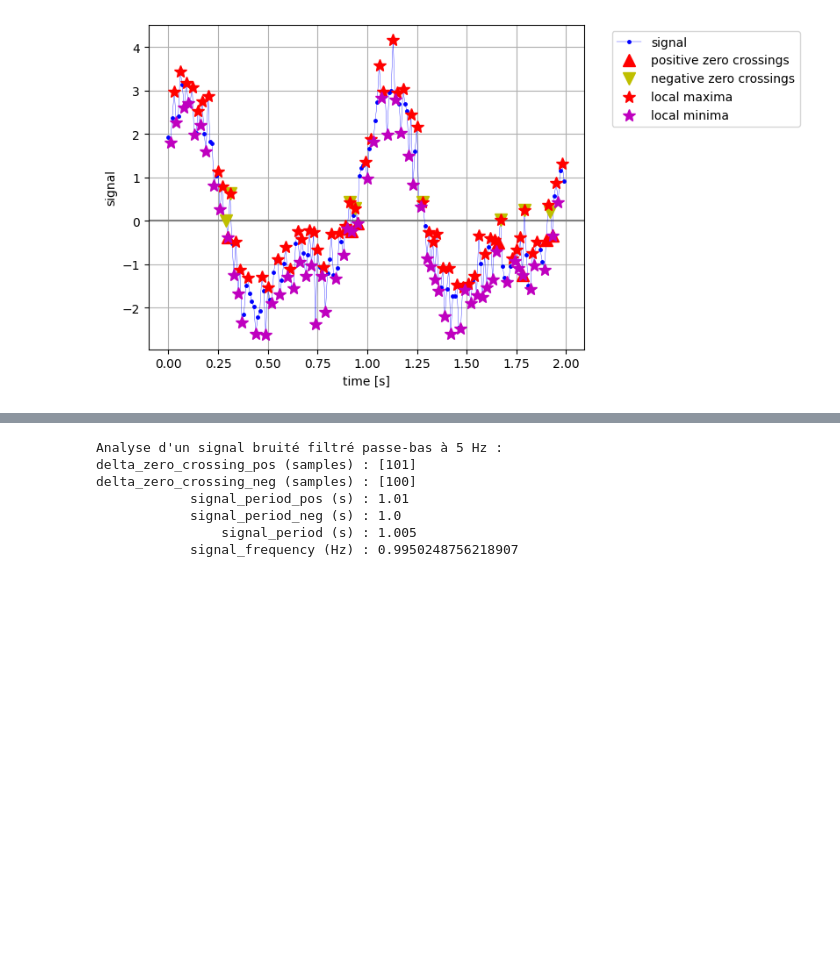
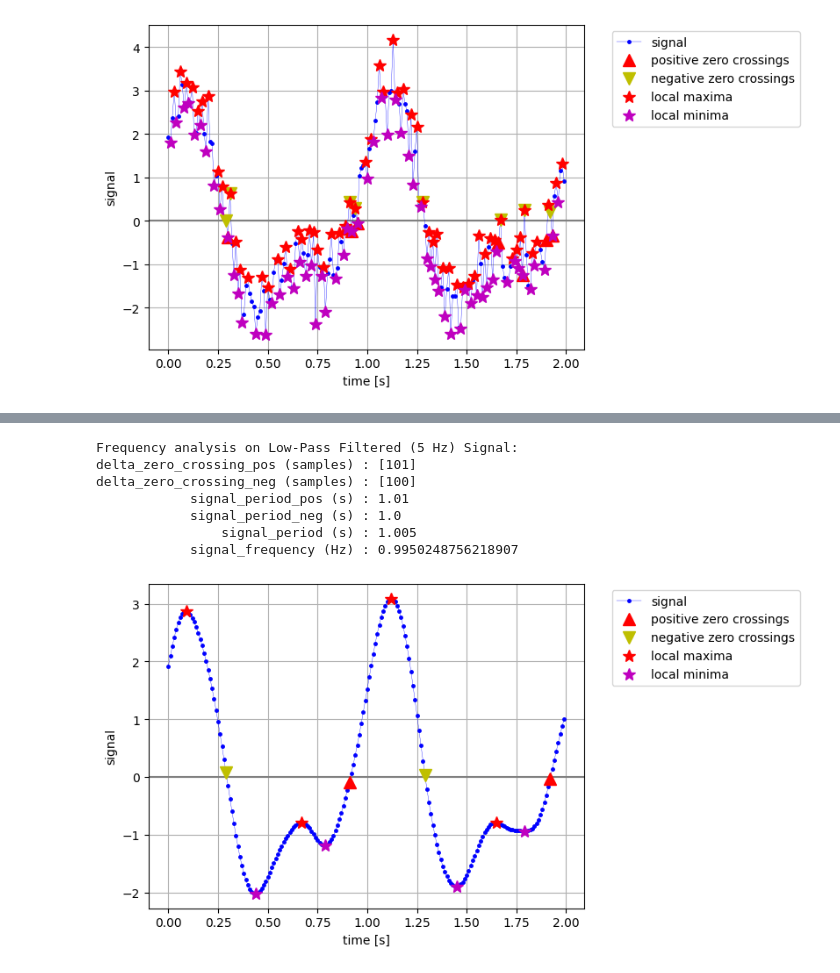
Before and after one commit to vidusha1234/IEAP-Series03-Python, a Jupyter notebook: IEAP_python_series03_Assignment.ipynb, the cells around one changed output, grey strips where cells are left out. Saved outputs shown, nothing was run; the diff lists cells and outputs as text; code cells hidden in the pictures; blank space fills up the shorter version.

```diff
--- a/IEAP_python_series03_Assignment.ipynb
+++ b/IEAP_python_series03_Assignment.ipynb
@@ -1134,18 +1030,18 @@ Nous appliquons ici un filtre passe-bas à une fréquence de coupure de **5 Hz**
 # %%
-# Application du filtre à 5 Hz
-s_filtered_5Hz = butter_lowpass_filter(s_noisy, cutoff=5.0, fs=sampling_rate, order=4)
+# Frequency analysis on the filtered signal (unmodified detection)
+info_5Hz = compute_frequency_from_zero_crossings(t, s_filtered_5Hz)
 
-# Calcul des caractéristiques fréquentielles sur le signal filtré à 5 Hz
-# Nous utilisons notre fonction de détection non filtrée classique pour voir si le filtre à 5Hz suffit à éliminer les oscillations
-info_5Hz = compute_frequency_from_zero_crossings_filtered(t, s_filtered_5Hz, min_distance_samples=1)
+print("Frequency analysis on Low-Pass Filtered (5 Hz) Signal:")
+print_frequency_info(info_5Hz)
 
-print("Analyse d'un signal bruité filtré passe-bas à 5 Hz :")
-print_frequency_info(info_5Hz)
+# Display the signal along with its restored zero crossings and extrema
+display_signal_crossings_and_extrema(t, s_filtered_5Hz, xlabel="time [s]")
 # %% [output]
-Analyse d'un signal bruité filtré passe-bas à 5 Hz :
+Frequency analysis on Low-Pass Filtered (5 Hz) Signal:
 delta_zero_crossing_pos (samples) : [101]
 delta_zero_crossing_neg (samples) : [100]
             signal_period_pos (s) : 1.01
             signal_period_neg (s) : 1.0
                 signal_period (s) : 1.005
             signal_frequency (Hz) : 0.9950248756218907
+[figure, added]
```
Also changed, not shown: parts of 11 cells of this notebook.
